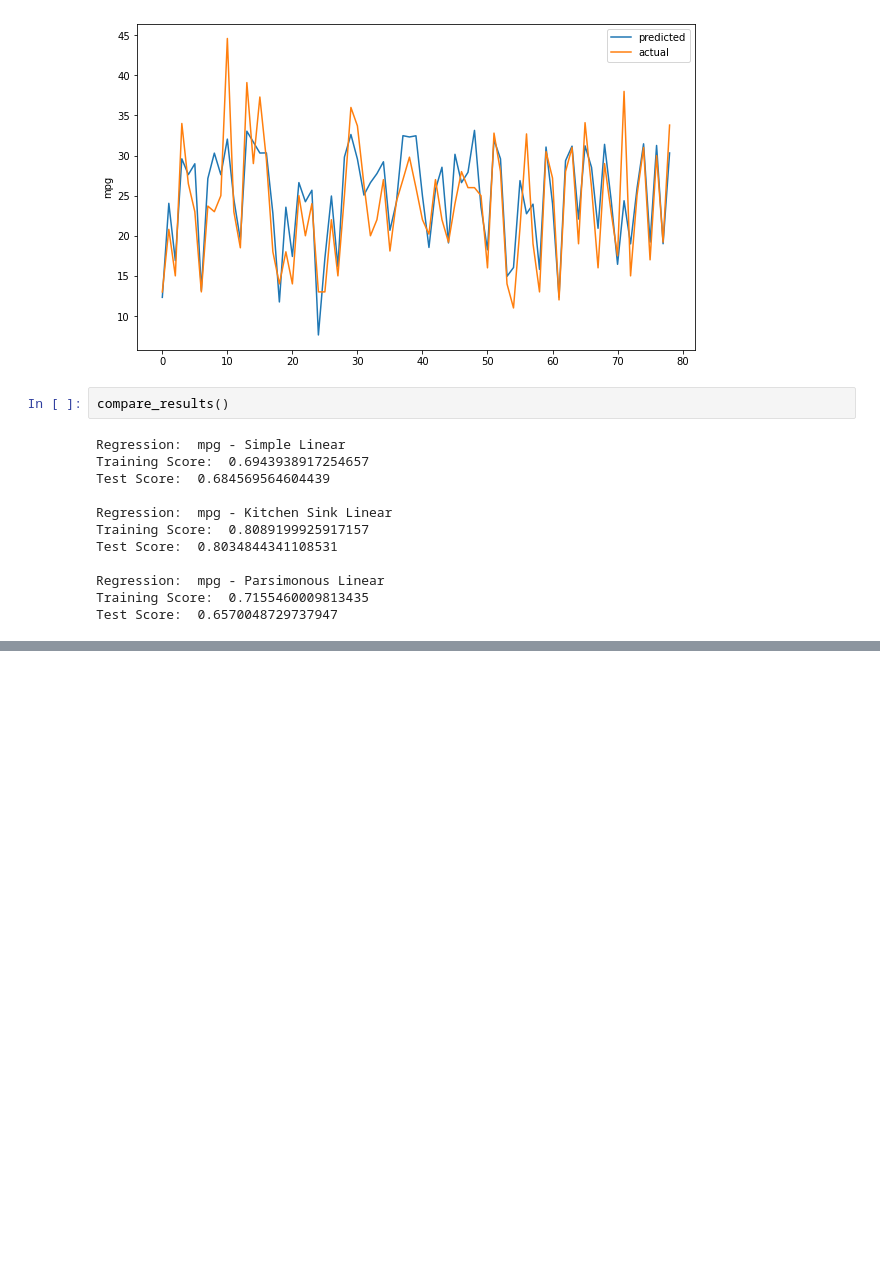
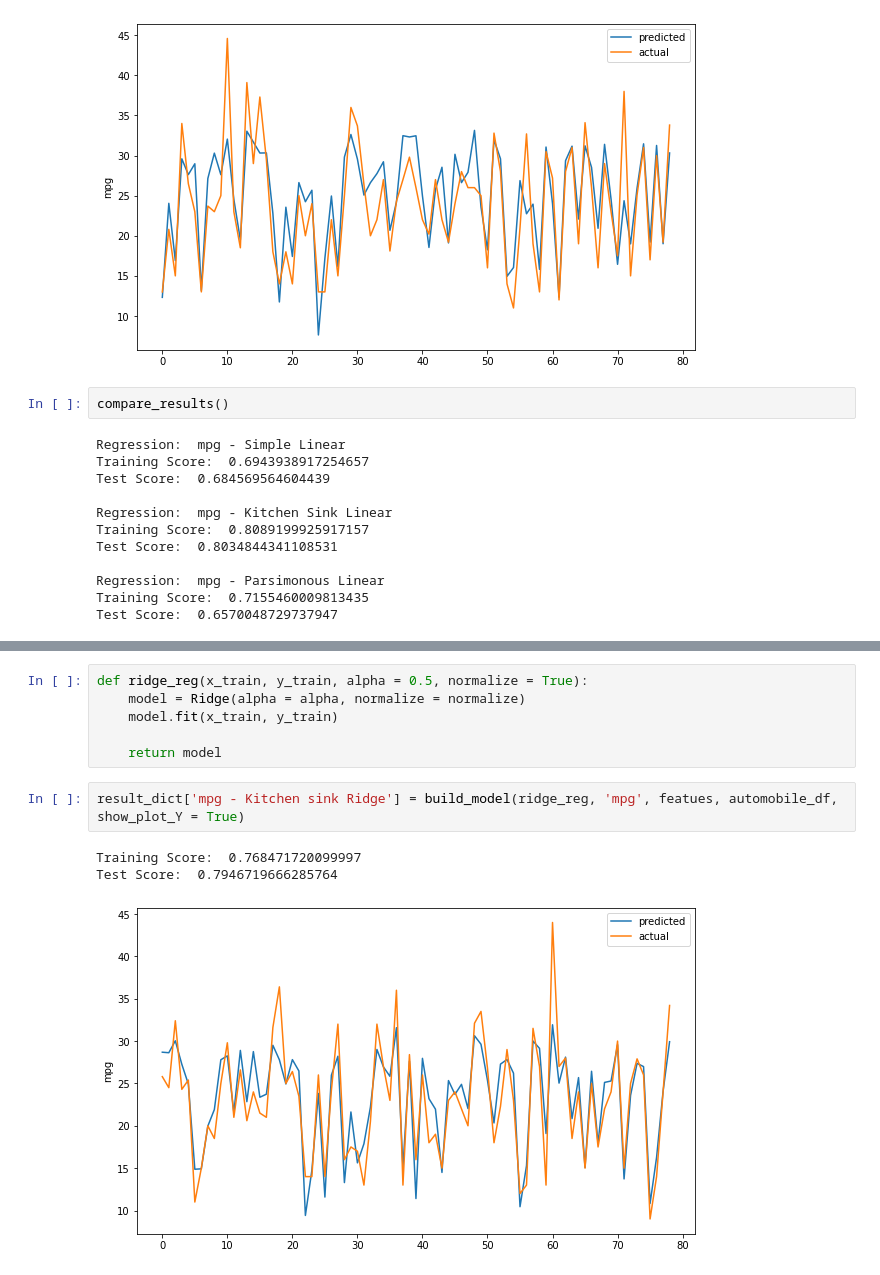
Before and after one commit to heebyyy/Regression_Model_With_Scikit_Learn, a Jupyter notebook: RegularizedRegressionModel.ipynb, the cells around one changed output, grey strips where cells are left out. Drawn from its saved outputs; the diff is of its cells as text; blank space fills up the shorter version.

```diff
--- a/RegularizedRegressionModel.ipynb
+++ b/RegularizedRegressionModel.ipynb
@@ -124,0 +137,12 @@ Test Score:  0.6570048729737947
+# %%
+def ridge_reg(x_train, y_train, alpha = 0.5, normalize = True):
+    model = Ridge(alpha = alpha, normalize = normalize)
+    model.fit(x_train, y_train)
+
+    return model
+# %%
+result_dict['mpg - Kitchen sink Ridge'] = build_model(ridge_reg, 'mpg', featues, automobile_df, show_plot_Y = True)
+# %% [output]
+Training Score:  0.768471720099997
+Test Score:  0.7946719666285764
+[figure, added]
```
Also changed, not shown: parts of 14 cells of this notebook.
